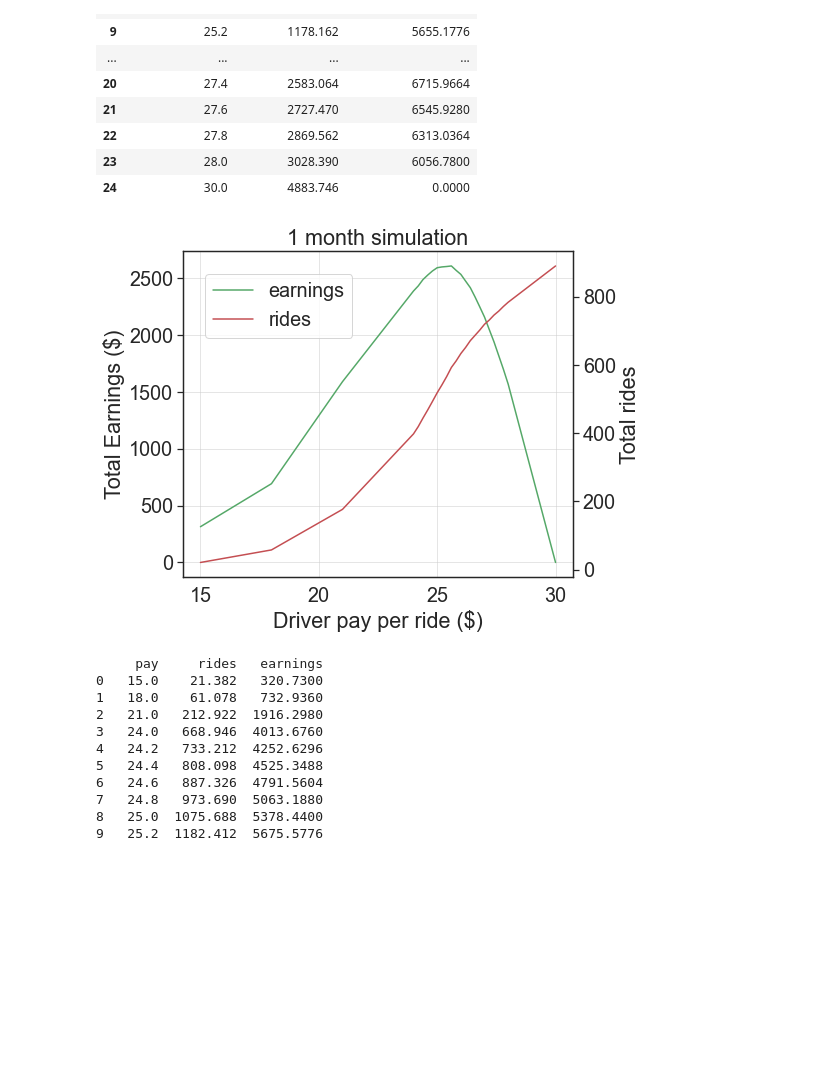
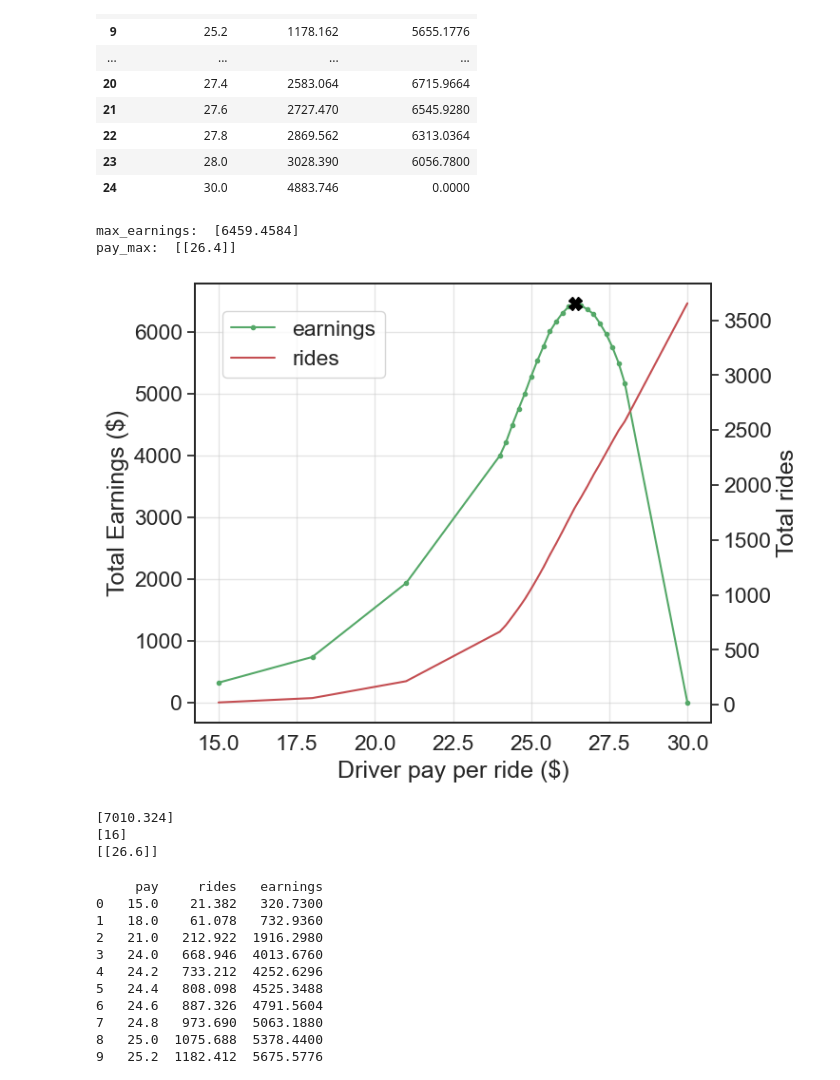
Before and after one commit to johnnykfeng/Clipboard-Health-Case-Study, a Jupyter notebook: Clipboard Health Pricing Case Study - presentable.ipynb, the cells around one changed output. Saved outputs shown, nothing was run; the diff lists cells and outputs as text; code cells hidden in the pictures; blank space fills up the shorter version.

Commit message:
Latest changes to the last few plots

```diff
--- a/Clipboard Health Pricing Case Study - presentable.ipynb
+++ b/Clipboard Health Pricing Case Study - presentable.ipynb
@@ -801,22 +801,50 @@ df12
 | 23 | 28.0 | 3028.390 | 6056.7800 |
 | 24 | 30.0 | 4883.746 | 0.0000 |
 # %%
+# plt.clf()
+sns.set_style("white")
 fig, ax1 = plt.subplots(figsize = (7,6))
 ax2 = ax1.twinx()
 
-ax1.plot(df1['Fixed Driver Pay'], df1['1-M Total Earnings'], label='earnings', color = 'g')
-ax2.plot(df1['Fixed Driver Pay'], df1['1-M Total Rides'], label='rides', color = 'r')
+data = df6
+pay, rides, earnings = data.iloc[:,[0]], data.iloc[:,[1]], data.iloc[:,[2]]
+
+arr = earnings.values # convert earnings to array
+max_earnings = max(arr)  # find max value
+index_max = np.where(arr == max_earnings)[0]  # find the index for max value
+pay_max = pay.iloc[index_max].values  # find the corresponding pay for max value
+print('max_earnings: ', max_earnings )
+print('pay_max: ', pay_max)
+
+ax1.plot(pay, earnings, '.-', label='earnings', color = 'g')
+
+ax1.plot(pay_max, max_earnings, marker='X', ms = 10, color = 'black')
+
+ax2.plot(pay, rides, label='rides', color = 'r')
+# ax1.annotate('max earnings: {}'.format(max_earnings[0]), (25, 7000))
+
 
 ax1.set_xlabel('Driver pay per ride ($)')
 ax1.set_ylabel('Total Earnings ($)')
 ax2.set_ylabel('Total rides')
-ax1.set_title('{} month simulation'.format(1))
+# ax1.set_title('{} month simulation'.format(6))
 
 fig.legend(loc='upper left', bbox_to_anchor=(0.15, 0.85))
-ax1.grid(True, alpha=0.5)
+ax1.grid(False, alpha=0.5)
 plt.show()
 # %% [output]
+max_earnings:  [6459.4584]
+pay_max:  [[26.4]]
-[figure, old version]
+[figure, new version]
+# %%
+arr = earnings.values # convert earnings to array
+maxvalue = max(arr)  # find max value
+index_max = np.where(arr == maxvalue)[0]  # find the index for max value
+pay_max = pay.iloc[max_index].values  # find the corresponding pay for max value
+# %% [output]
+[7010.324]
+[16]
+[[26.6]]
 # %%
 # print(pay, earnings, rides)
 data_dict= {'pay':pay, 'rides': rides, 'earnings': earnings}
```
Also changed, not shown: parts of 11 cells of this notebook, 1 other file.
